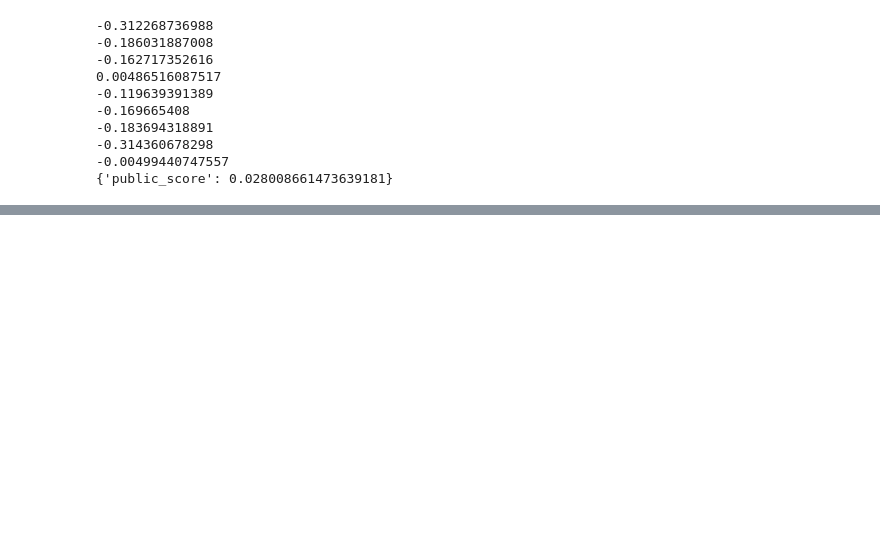
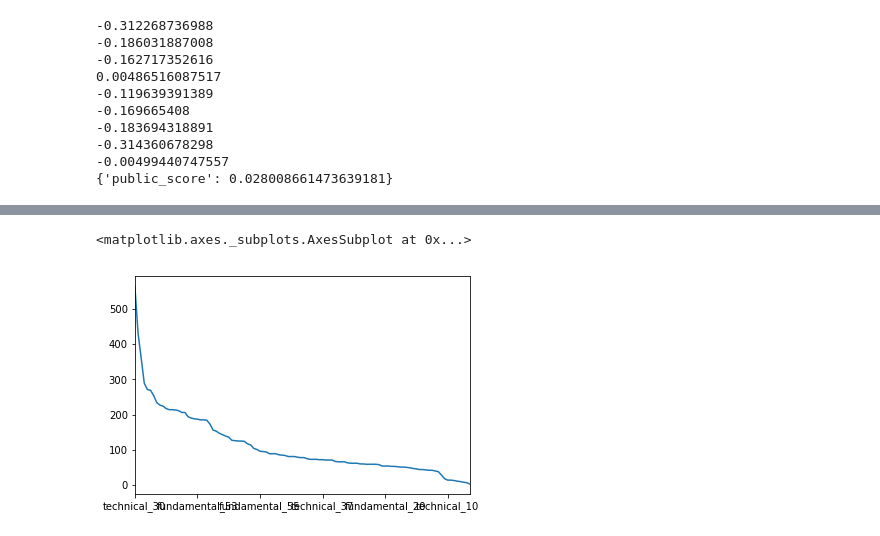
Before and after one commit to happycube/kaggle2017, a Jupyter notebook: twosigma/kernel-tks.ipynb, the cells around one changed output, grey strips where cells are left out. Cells and saved outputs as stored; diff of their text form; code cells hidden in the pictures; blank space fills up the shorter version.

```diff
--- a/twosigma/kernel-tks.ipynb
+++ b/twosigma/kernel-tks.ipynb
@@ -70,0 +74,10 @@ while True:
+# %%
+df_fsl = []
+for b in bst_lst:
+    fs = b.get_fscore()
+    df_fsl.append(pd.DataFrame(fs, index=[len(df_fsl)]))
+
+df_fs = pd.concat(df_fsl)
+
+# add a summation (this will be index 8)
+df_fs.loc[len(df_fs)] = df_fs.sum()
@@ -70,0 +105,5 @@ while True:
+# %%
+df_fs.loc[8].sort_values(ascending=False).plot()
+# %% [output]
+<matplotlib.axes._subplots.AxesSubplot at 0x...>
+[figure, added]
```
Also changed, not shown: parts of 5 cells of this notebook.
